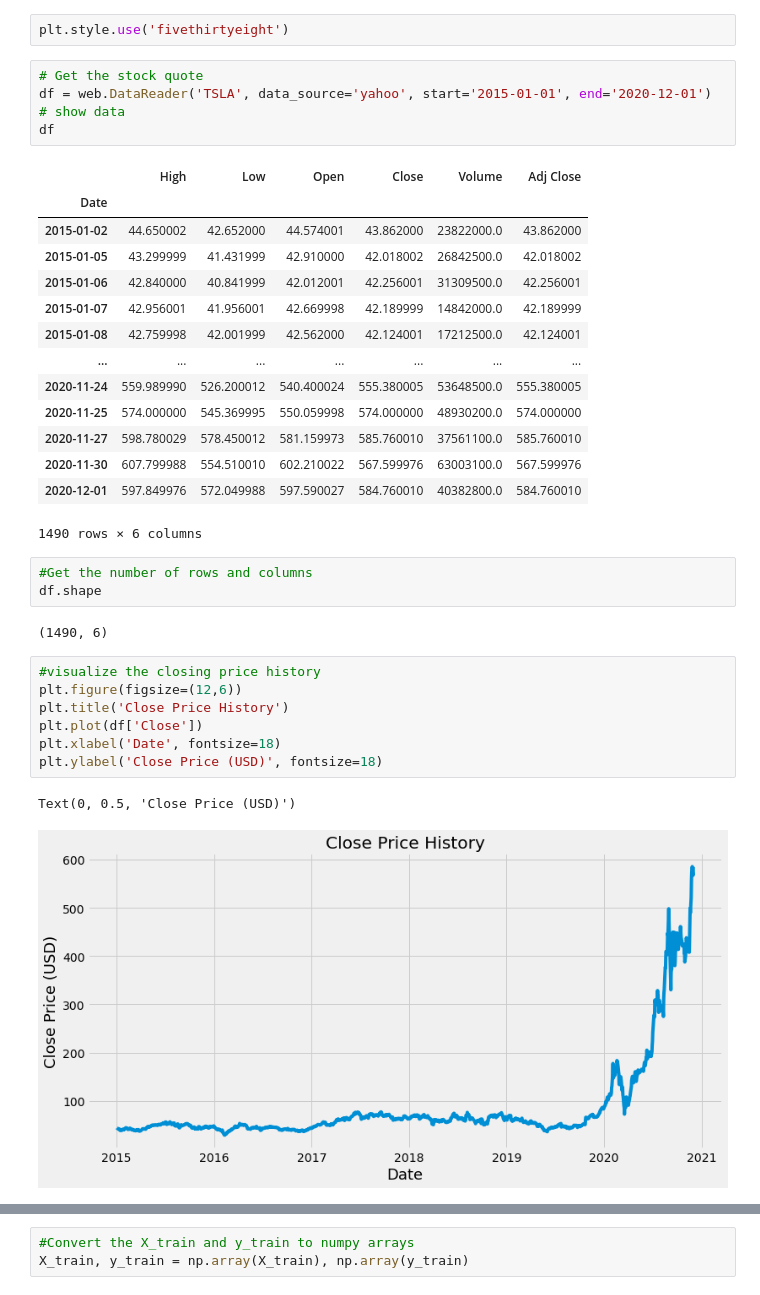
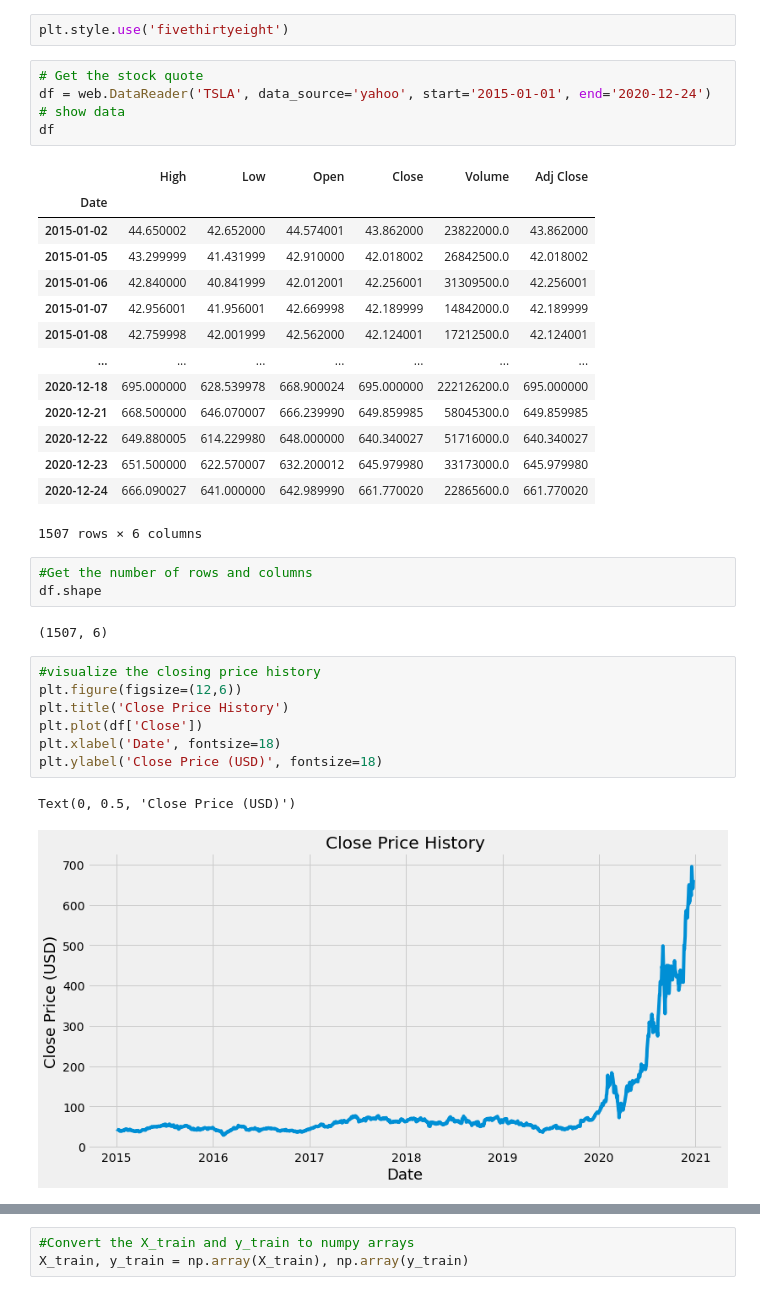
Before and after one commit to alamgirh/stock-price, a Jupyter notebook: Stock price prediction.ipynb, the cells around one changed output, grey strips where cells are left out. Drawn from its saved outputs; the diff is of its cells as text.

```diff
--- a/Stock price prediction.ipynb
+++ b/Stock price prediction.ipynb
@@ -17,29 +17,29 @@ import matplotlib.pyplot as plt
 plt.style.use('fivethirtyeight')
 # %%
 # Get the stock quote
-df = web.DataReader('TSLA', data_source='yahoo', start='2015-01-01', end='2020-12-01')
+df = web.DataReader('TSLA', data_source='yahoo', start='2015-01-01', end='2020-12-24')
 # show data
 df
 # %% [output]
 |  | High | Low | Open | Close | Volume | Adj Close |
 | Date |  |  |  |  |  |  |
 | 2015-01-02 | 44.650002 | 42.652000 | 44.574001 | 43.862000 | 23822000.0 | 43.862000 |
 | 2015-01-05 | 43.299999 | 41.431999 | 42.910000 | 42.018002 | 26842500.0 | 42.018002 |
 | 2015-01-06 | 42.840000 | 40.841999 | 42.012001 | 42.256001 | 31309500.0 | 42.256001 |
 | 2015-01-07 | 42.956001 | 41.956001 | 42.669998 | 42.189999 | 14842000.0 | 42.189999 |
 | 2015-01-08 | 42.759998 | 42.001999 | 42.562000 | 42.124001 | 17212500.0 | 42.124001 |
 | ... | ... | ... | ... | ... | ... | ... |
-| 2020-11-24 | 559.989990 | 526.200012 | 540.400024 | 555.380005 | 53648500.0 | 555.380005 |
-| 2020-11-25 | 574.000000 | 545.369995 | 550.059998 | 574.000000 | 48930200.0 | 574.000000 |
-| 2020-11-27 | 598.780029 | 578.450012 | 581.159973 | 585.760010 | 37561100.0 | 585.760010 |
-| 2020-11-30 | 607.799988 | 554.510010 | 602.210022 | 567.599976 | 63003100.0 | 567.599976 |
-| 2020-12-01 | 597.849976 | 572.049988 | 597.590027 | 584.760010 | 40382800.0 | 584.760010 |
+| 2020-12-18 | 695.000000 | 628.539978 | 668.900024 | 695.000000 | 222126200.0 | 695.000000 |
+| 2020-12-21 | 668.500000 | 646.070007 | 666.239990 | 649.859985 | 58045300.0 | 649.859985 |
+| 2020-12-22 | 649.880005 | 614.229980 | 648.000000 | 640.340027 | 51716000.0 | 640.340027 |
+| 2020-12-23 | 651.500000 | 622.570007 | 632.200012 | 645.979980 | 33173000.0 | 645.979980 |
+| 2020-12-24 | 666.090027 | 641.000000 | 642.989990 | 661.770020 | 22865600.0 | 661.770020 |
-1490 rows × 6 columns
+1507 rows × 6 columns
 # %%
 #Get the number of rows and columns
 df.shape
 # %% [output]
-(1490, 6)
+(1507, 6)
 # %%
 #visualize the closing price history
 plt.figure(figsize=(12,6))
@@ -49,7 +49,7 @@ plt.xlabel('Date', fontsize=18)
 plt.ylabel('Close Price (USD)', fontsize=18)
 # %% [output]
 Text(0, 0.5, 'Close Price (USD)')
-[figure, old version]
+[figure, new version]
 # %%
 #Create a new dataframe with only the Close column
 data = df.filter(['Close'])
```
Also changed, not shown: parts of 8 cells of this notebook.
